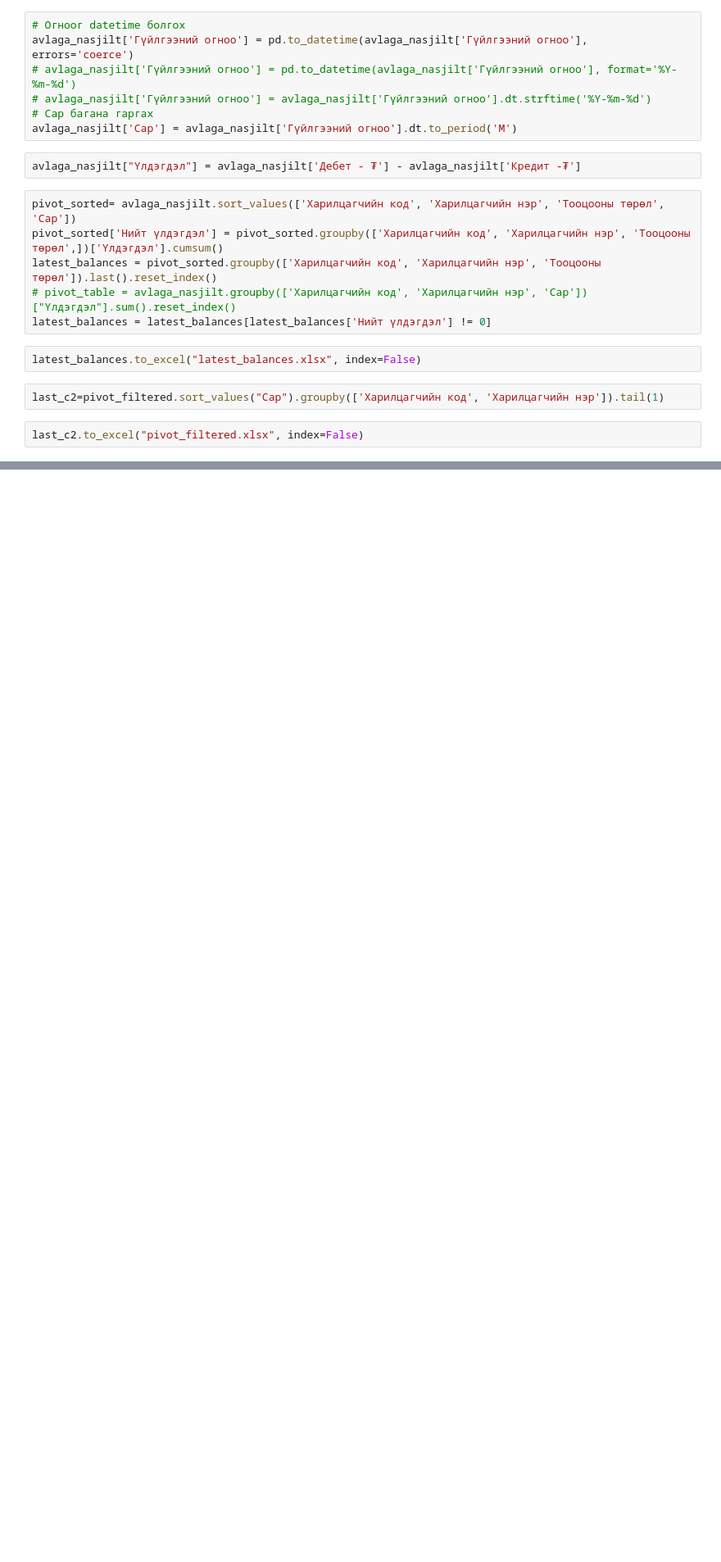
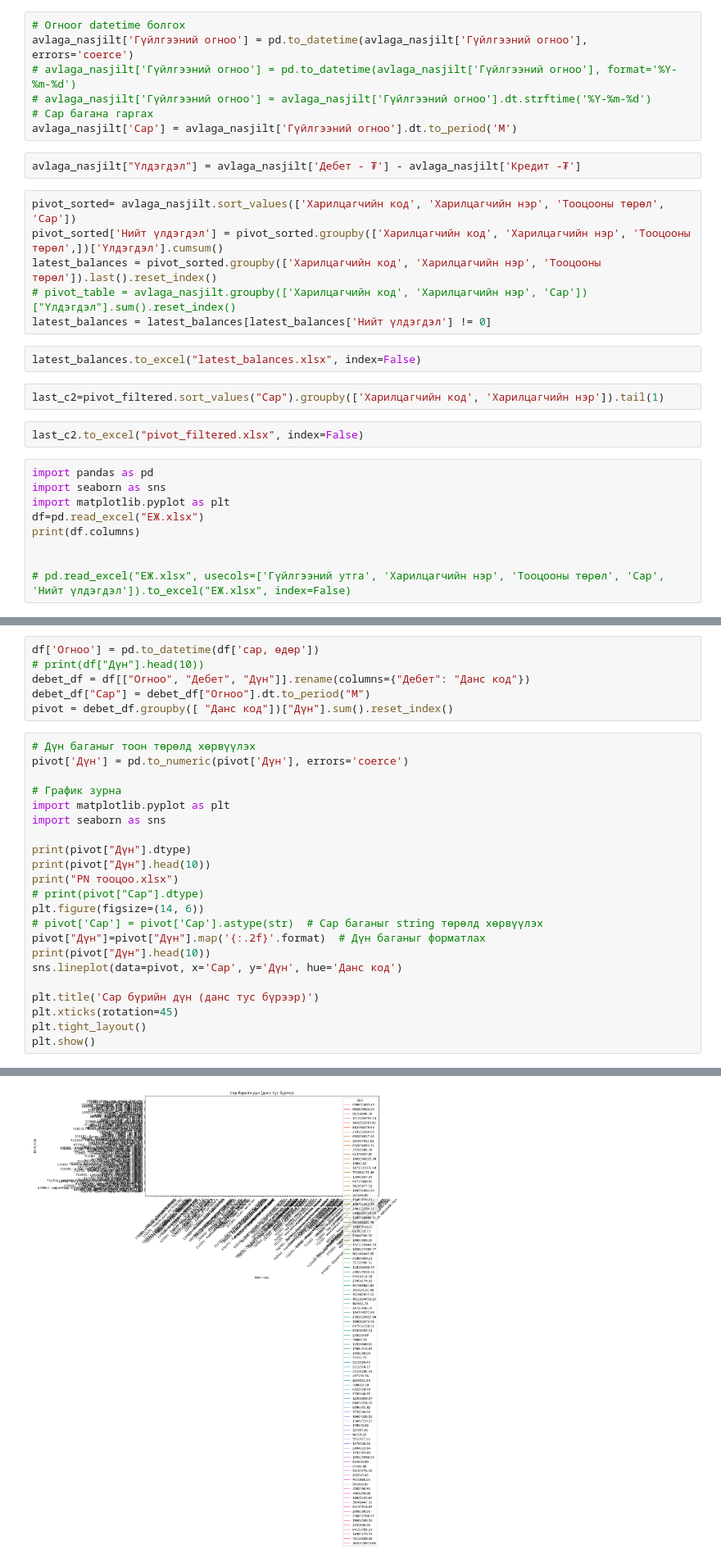
Before and after one commit to Bayarjargalaa/pn, a Jupyter notebook: test.ipynb, the cells around one changed output, grey strips where cells are left out. Shown at 82% size. Cells and saved outputs as stored; diff of their text form; blank space fills up the shorter version.

```diff
--- a/test.ipynb
+++ b/test.ipynb
@@ -38,3 +38,12 @@ latest_balances.to_excel("latest_balances.xlsx", index=False)
 last_c2=pivot_filtered.sort_values("Сар").groupby(['Харилцагчийн код', 'Харилцагчийн нэр']).tail(1)
 # %%
 last_c2.to_excel("pivot_filtered.xlsx", index=False)
+# %%
+import pandas as pd
+import seaborn as sns
+import matplotlib.pyplot as plt
+df=pd.read_excel("ЕЖ.xlsx")
+print(df.columns)
+
+
+# pd.read_excel("ЕЖ.xlsx", usecols=['Гүйлгээний утга', 'Харилцагчийн нэр', 'Тооцооны төрөл', 'Сар', 'Нийт үлдэгдэл']).to_excel("ЕЖ.xlsx", index=False)
@@ -40,0 +54,29 @@ last_c2.to_excel("pivot_filtered.xlsx", index=False)
+# %%
+df['Огноо'] = pd.to_datetime(df['сар, өдөр'])
+# print(df["Дүн"].head(10))
+debet_df = df[["Огноо", "Дебет", "Дүн"]].rename(columns={"Дебет": "Данс код"})
+debet_df["Сар"] = debet_df["Огноо"].dt.to_period("M")
+pivot = debet_df.groupby([ "Данс код"])["Дүн"].sum().reset_index()
+# %%
+# Дүн баганыг тоон төрөлд хөрвүүлэх
+pivot['Дүн'] = pd.to_numeric(pivot['Дүн'], errors='coerce')
+
+# График зурна
+import matplotlib.pyplot as plt
+import seaborn as sns
+
+print(pivot["Дүн"].dtype)
+print(pivot["Дүн"].head(10))
+print("PN тооцоо.xlsx")
+# print(pivot["Сар"].dtype)
+plt.figure(figsize=(14, 6))
+# pivot['Сар'] = pivot['Сар'].astype(str)  # Сар баганыг string төрөлд хөрвүүлэх
+pivot["Дүн"]=pivot["Дүн"].map('{:.2f}'.format)  # Дүн баганыг форматлах
+print(pivot["Дүн"].head(10))
+sns.lineplot(data=pivot, x='Сар', y='Дүн', hue='Данс код')
+
+plt.title('Сар бүрийн дүн (данс тус бүрээр)')
+plt.xticks(rotation=45)
+plt.tight_layout()
+plt.show()
+# %% [output]
@@ -40,0 +100 @@ last_c2.to_excel("pivot_filtered.xlsx", index=False)
+[figure, added]
```
Also changed, not shown: parts of 3 cells of this notebook, 2 other files.
